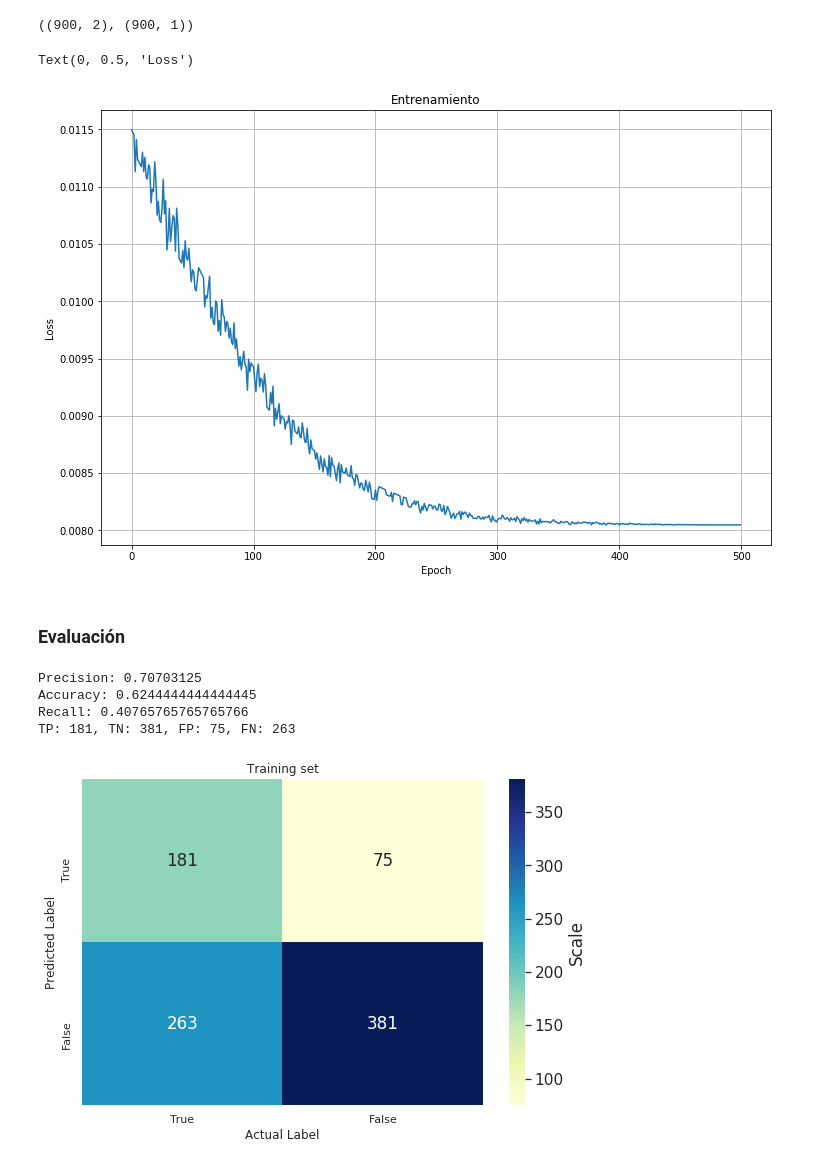
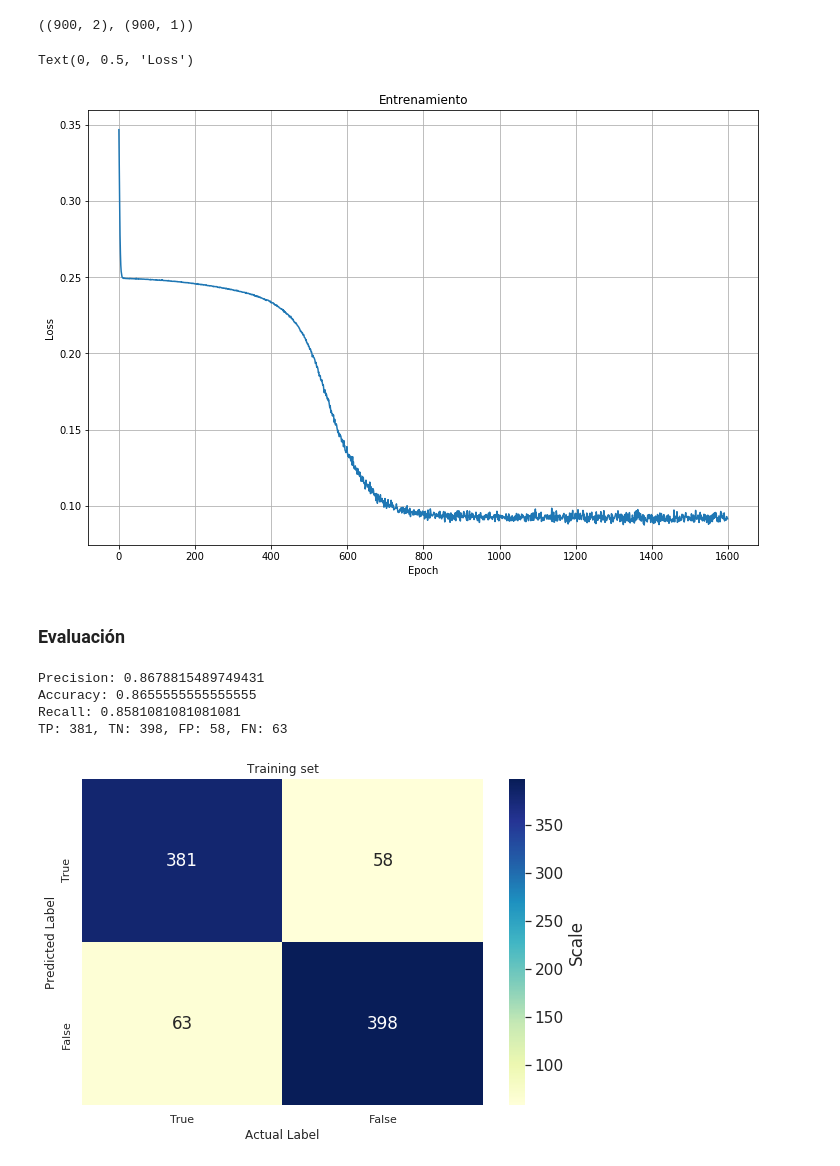
Before and after one commit to nhorro/ceai2020, a Jupyter notebook: deep_learning/clase_2/clase02.ipynb, the cells around one changed output. Saved outputs shown, nothing was run; the diff lists cells and outputs as text; code cells hidden in the pictures.

Commit message:
corregida función de costo y división de batch_size en clase2

```diff
--- a/deep_learning/clase_2/clase02.ipynb
+++ b/deep_learning/clase_2/clase02.ipynb
@@ -234,39 +234,42 @@ class MiniBatchGD:
 
             #print("batch_size:",batch_size)
             epoch_average_loss = 0
+            n_batches = 0
             for i in range(0, len(X_train), batch_size):
                 end = i + batch_size if i + batch_size <= len(X_train) else len(X_train)
                 batch_X = X_train[i: end]
                 batch_y = y_train[i: end]
+                this_batch_size = end-i
 
                 #print(f"Iteration {i}")
                 batch_loss = callbacks["on_batch"](batch_X,batch_y,params,lr)
-                epoch_average_loss += np.sum(batch_loss)
+                epoch_average_loss += batch_loss
+                n_batches += 1
 
-            epoch_average_loss = epoch_average_loss / len(X_train)
+            epoch_average_loss = epoch_average_loss / n_batches
             train_history.append(epoch_average_loss)
 
         return np.array(train_history),params
 # %%
-LEARNING_RATE = 0.001
-BATCH_SIZE = 32
-N_EPOCHS = 500
+LEARNING_RATE = 0.3
+BATCH_SIZE = 256
+N_EPOCHS = 1600
 
 optimizer = MiniBatchGD()
 train_history,weights = optimizer.train(X_train,y_train,LEARNING_RATE,N_EPOCHS,BATCH_SIZE,callbacks={
     "on_batch": on_batch
 })
 
 epochs = np.arange(N_EPOCHS)
 plt.figure(figsize=(12,8))
 plt.plot(epochs,train_history)
 plt.grid(which="Both")
 plt.title("Entrenamiento")
 plt.xlabel("Epoch")
 plt.ylabel("Loss")
 # %% [output]
 Text(0, 0.5, 'Loss')
-[figure, old version]
+[figure, new version]
 # %% [markdown]
 ### Evaluación
 # %%
@@ -287,11 +290,11 @@ print("Accuracy:", metrics[1](actual,predicted))
 print("Recall:", metrics[2](actual,predicted))
 print("TP: %d, TN: %d, FP: %d, FN: %d" % (TP,TN,FP,FN))
 # %% [output]
-Precision: 0.70703125
-Accuracy: 0.6244444444444445
-Recall: 0.40765765765765766
-TP: 181, TN: 381, FP: 75, FN: 263
+Precision: 0.8678815489749431
+Accuracy: 0.8655555555555555
+Recall: 0.8581081081081081
+TP: 381, TN: 398, FP: 58, FN: 63
-[figure, old version]
+[figure, new version]
 # %%
 predicted =  predict(X_test.T,weights)
 predicted[predicted<=0.5] = False
```
Also changed, not shown: parts of 1 cell of this notebook, 1 other file.
